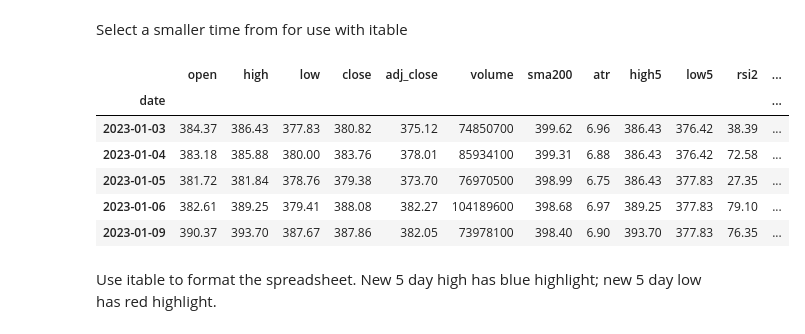
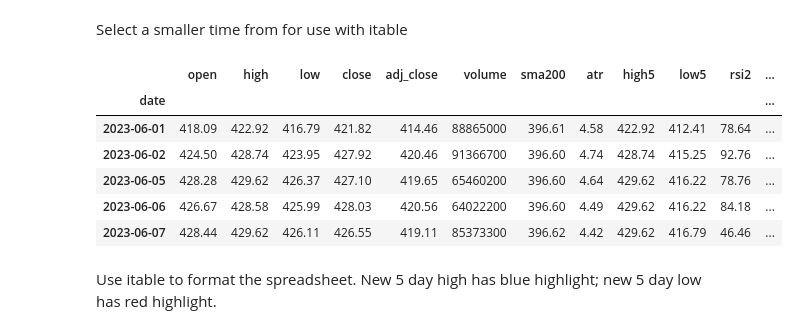
Before and after one commit to fja05680/pinkfish, a Jupyter notebook: examples/100.spreadsheet/spreadsheet.ipynb, the cells around one changed output. Cells and saved outputs as stored; diff of their text form; code cells hidden in the pictures.

```diff
--- a/examples/100.spreadsheet/spreadsheet.ipynb
+++ b/examples/100.spreadsheet/spreadsheet.ipynb
@@ -109,16 +109,16 @@ ts.tail()
 # %% [markdown]
 Select a smaller time from for use with itable
 # %%
-df = ts['2023-01-01':]
+df = ts['2023-06-01':]
 df.head()
 # %% [output]
 |  | open | high | low | close | adj_close | volume | sma200 | atr | high5 | low5 | rsi2 | ... |
 | date |  |  |  |  |  |  |  |  |  |  |  | ... |
-| 2023-01-03 | 384.37 | 386.43 | 377.83 | 380.82 | 375.12 | 74850700 | 399.62 | 6.96 | 386.43 | 376.42 | 38.39 | ... |
-| 2023-01-04 | 383.18 | 385.88 | 380.00 | 383.76 | 378.01 | 85934100 | 399.31 | 6.88 | 386.43 | 376.42 | 72.58 | ... |
-| 2023-01-05 | 381.72 | 381.84 | 378.76 | 379.38 | 373.70 | 76970500 | 398.99 | 6.75 | 386.43 | 377.83 | 27.35 | ... |
-| 2023-01-06 | 382.61 | 389.25 | 379.41 | 388.08 | 382.27 | 104189600 | 398.68 | 6.97 | 389.25 | 377.83 | 79.10 | ... |
-| 2023-01-09 | 390.37 | 393.70 | 387.67 | 387.86 | 382.05 | 73978100 | 398.40 | 6.90 | 393.70 | 377.83 | 76.35 | ... |
+| 2023-06-01 | 418.09 | 422.92 | 416.79 | 421.82 | 414.46 | 88865000 | 396.61 | 4.58 | 422.92 | 412.41 | 78.64 | ... |
+| 2023-06-02 | 424.50 | 428.74 | 423.95 | 427.92 | 420.46 | 91366700 | 396.60 | 4.74 | 428.74 | 415.25 | 92.76 | ... |
+| 2023-06-05 | 428.28 | 429.62 | 426.37 | 427.10 | 419.65 | 65460200 | 396.60 | 4.64 | 429.62 | 416.22 | 78.76 | ... |
+| 2023-06-06 | 426.67 | 428.58 | 425.99 | 428.03 | 420.56 | 64022200 | 396.60 | 4.49 | 429.62 | 416.22 | 84.18 | ... |
+| 2023-06-07 | 428.44 | 429.62 | 426.11 | 426.55 | 419.11 | 85373300 | 396.62 | 4.42 | 429.62 | 416.79 | 46.46 | ... |
 # %% [markdown]
 Use itable to format the spreadsheet.  New 5 day high has blue highlight; new 5 day low has red highlight.
 # %%
```
Also changed, not shown: parts of 4 cells of this notebook, 50 other files.
